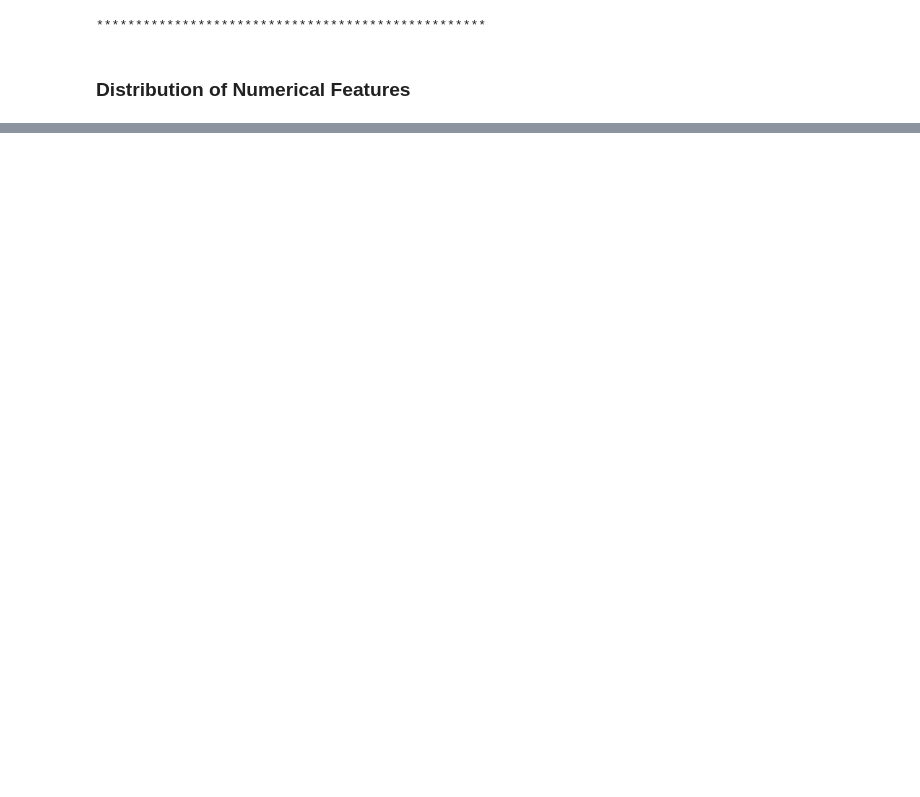
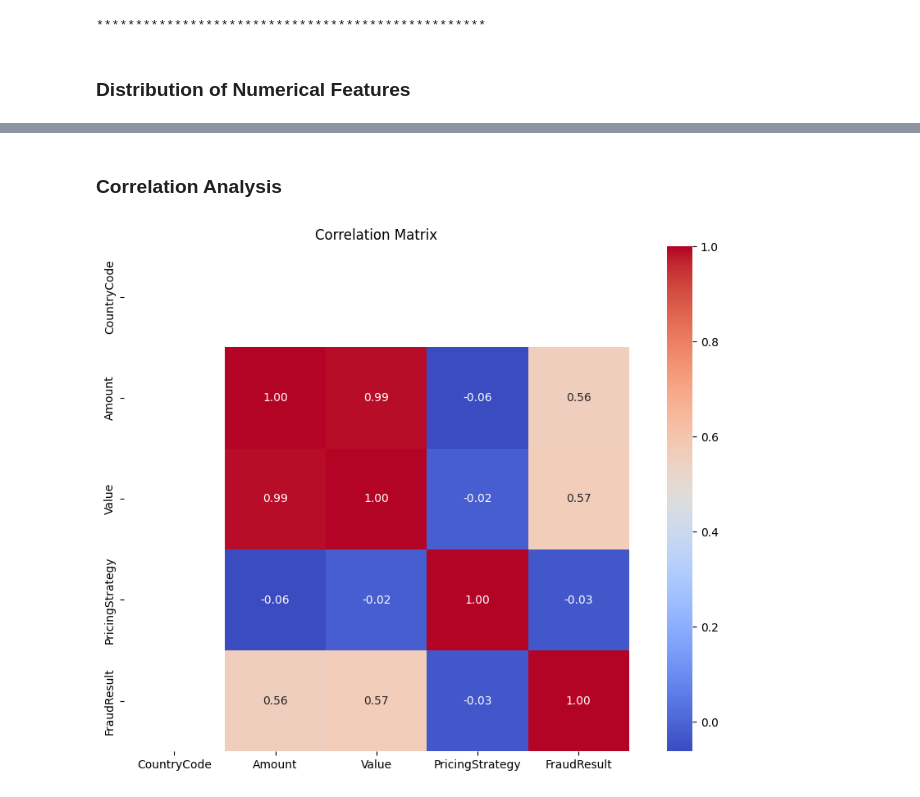
Before and after one commit to chalasimon/bati-bank-credit-risk-model, a Jupyter notebook: notebooks/1.0-eda.ipynb, the cells around one changed output, grey strips where cells are left out. Cells and saved outputs as stored; diff of their text form; code cells hidden in the pictures; blank space fills up the shorter version.

```diff
--- a/notebooks/1.0-eda.ipynb
+++ b/notebooks/1.0-eda.ipynb
@@ -157,0 +182,6 @@ Categorical Description:
+# %% [markdown]
+### Correlation Analysis
+# %%
+data_visualizer.plot_correlation_matrix(numerical_columns)
+# %% [output]
+[figure, added]
```
Also changed, not shown: parts of 8 cells of this notebook, 1 other file.
